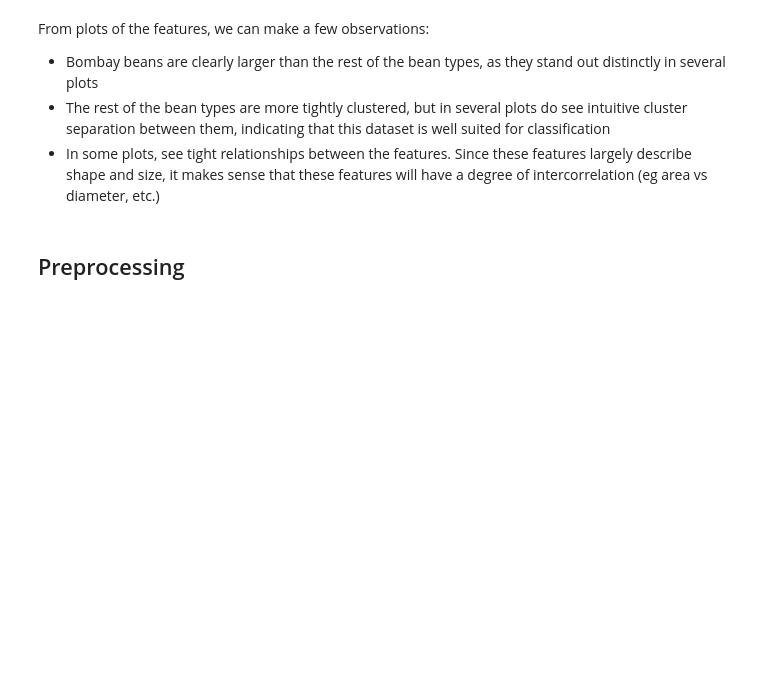
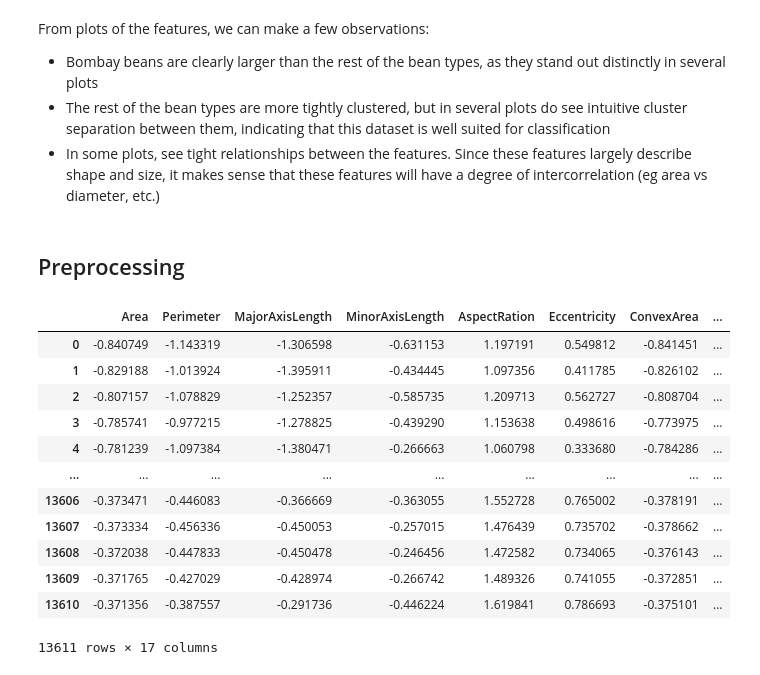
Before and after one commit to dougbrn/Towson, a Jupyter notebook: COSC757/assignment2/HW2_classification.ipynb, the cells around one changed output. Drawn from its saved outputs; the diff is of its cells as text; code cells hidden in the pictures; blank space fills up the shorter version.

```diff
--- a/COSC757/assignment2/HW2_classification.ipynb
+++ b/COSC757/assignment2/HW2_classification.ipynb
@@ -140,11 +140,27 @@ From plots of the features, we can make a few observations:
 features_to_scale =['Area','Perimeter','MajorAxisLength','MinorAxisLength','ConvexArea','EquivDiameter']
 
 #z-score normalization
-zscore_df = fire_df.copy(deep=True)
-for col in min_max_df.columns:
-    if col in cols_to_norm:
+zscore_df = bean_df.copy(deep=True)
+for col in zscore_df.columns:
+    if col in features_to_scale:
         arr = np.array(zscore_df[col])
         arrmean = np.mean(arr)
         arrstd = np.std(arr)
 
         zscore_df[col] = (arr-arrmean)/(arrstd)
+# %%
+zscore_df
+# %% [output]
+|  | Area | Perimeter | MajorAxisLength | MinorAxisLength | AspectRation | Eccentricity | ConvexArea | ... |
+| 0 | -0.840749 | -1.143319 | -1.306598 | -0.631153 | 1.197191 | 0.549812 | -0.841451 | ... |
+| 1 | -0.829188 | -1.013924 | -1.395911 | -0.434445 | 1.097356 | 0.411785 | -0.826102 | ... |
+| 2 | -0.807157 | -1.078829 | -1.252357 | -0.585735 | 1.209713 | 0.562727 | -0.808704 | ... |
+| 3 | -0.785741 | -0.977215 | -1.278825 | -0.439290 | 1.153638 | 0.498616 | -0.773975 | ... |
+| 4 | -0.781239 | -1.097384 | -1.380471 | -0.266663 | 1.060798 | 0.333680 | -0.784286 | ... |
+| ... | ... | ... | ... | ... | ... | ... | ... | ... |
+| 13606 | -0.373471 | -0.446083 | -0.366669 | -0.363055 | 1.552728 | 0.765002 | -0.378191 | ... |
+| 13607 | -0.373334 | -0.456336 | -0.450053 | -0.257015 | 1.476439 | 0.735702 | -0.378662 | ... |
+| 13608 | -0.372038 | -0.447833 | -0.450478 | -0.246456 | 1.472582 | 0.734065 | -0.376143 | ... |
+| 13609 | -0.371765 | -0.427029 | -0.428974 | -0.266742 | 1.489326 | 0.741055 | -0.372851 | ... |
+| 13610 | -0.371356 | -0.387557 | -0.291736 | -0.446224 | 1.619841 | 0.786693 | -0.375101 | ... |
+13611 rows × 17 columns
```
